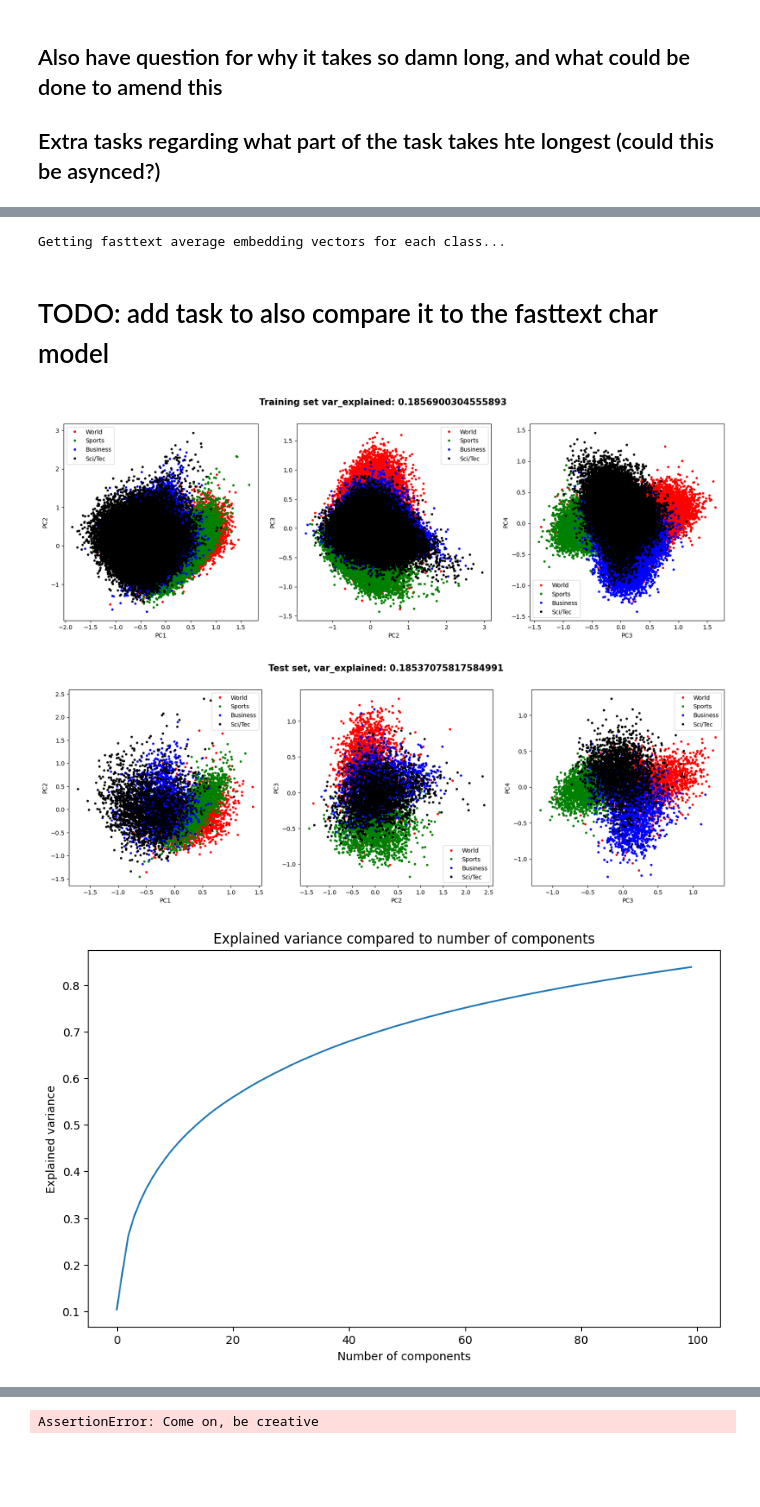
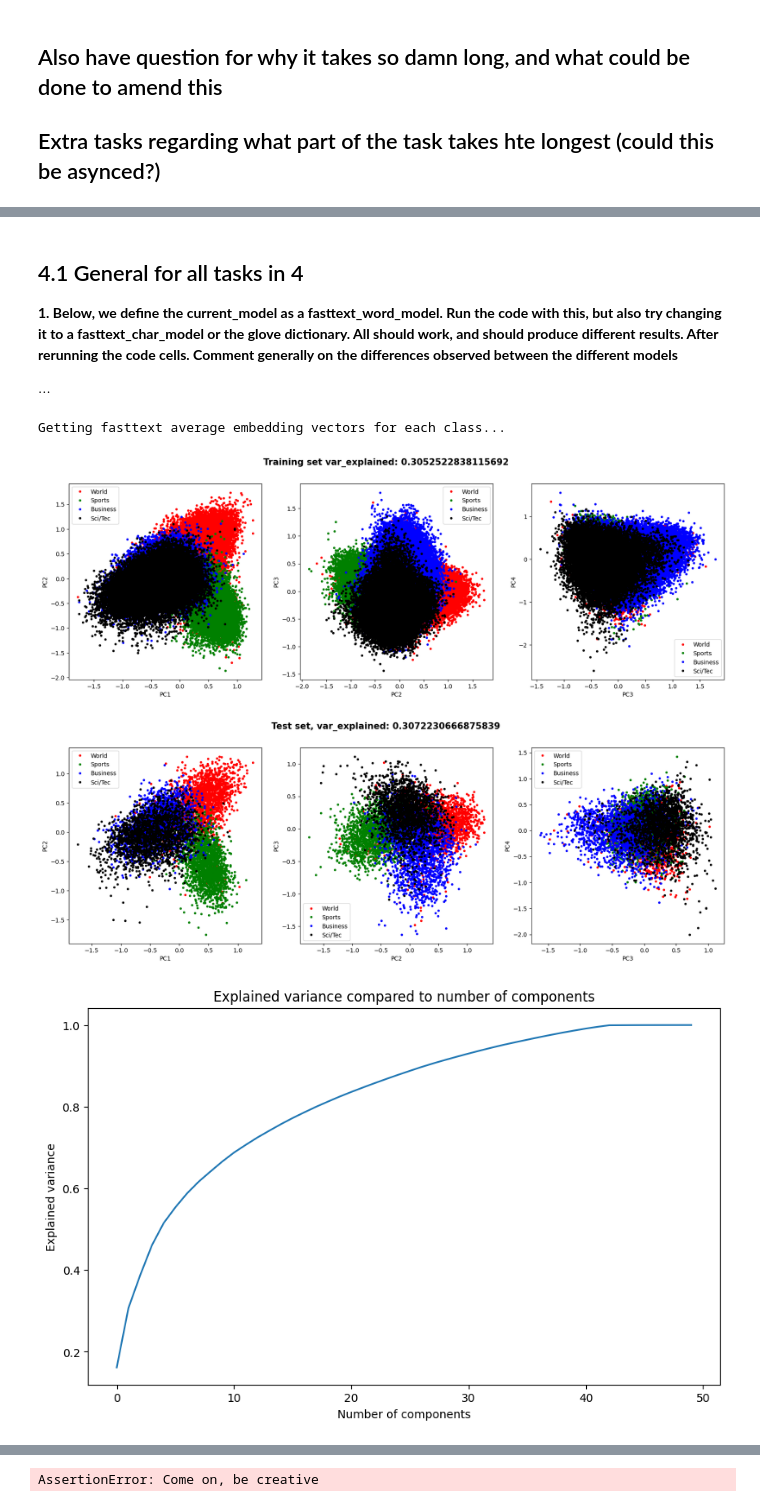
Before and after one commit to Twinbo/Signals-and-Data-Autumn-2025-student, a Jupyter notebook: assignment_3/SignDat-Assign4/assignment_3_solution.ipynb, the cells around one changed output, grey strips where cells are left out. Saved outputs shown, nothing was run; the diff lists cells and outputs as text; code cells hidden in the pictures; blank space fills up the shorter version.

Commit message:
add work on assignment 3, should be done solution-wise now

```diff
--- a/assignment_3/SignDat-Assign4/assignment_3_solution.ipynb
+++ b/assignment_3/SignDat-Assign4/assignment_3_solution.ipynb
@@ -439,5 +477,5 @@ def word_similarity(vec1, vec2, glove, lookup_glove=True):
 # %%
 # Load GloVe dictionary, doing it here since we only wanna do it once, since it takes a fuckton of time
-glove = load_glove('glove.42B.300d_1.txt')
+glove = load_glove('glove.6B.50d.txt')
 # %% [output]
 Creating GloVE dictionary...
@@ -516,0 +560,7 @@ Closest word to given vector is: cat
+# %%
+words = ['cat']
+
+for i, word in enumerate(words):
+    word_vector = glove[word]
+    closest_word = find_closest_word(word_vector, glove)
+    print(f"Closest word found to actual word {words[i]}:", closest_word)
@@ -532,3 +587,13 @@ Since both GloVe and Fasttext, at their core, are both methods for egenerating e
+# %% [markdown]
+## 4.1 General for all tasks in 4
+
+**1. Below, we define the current_model as a fasttext_word_model. Run the code with this, but also try changing it to a fasttext_char_model or the glove dictionary. All should work, and should produce different results. After rerunning the code cells. Comment generally on the differences observed between the different models**
+
+$\dots$
+# %%
+current_model = glove
+# current_model_name = fasttext_char_model
+# current_model = fasttext_word_model
 # %%
 feats_train = []
 feats_test = []
@@ -556,30 +621,27 @@ def get_average_embedding_vectors(model, train_texts, test_texts):
     for text in tqdm(test_texts):
         words = clean(text).split()
         if getattr(model, 'get', False):
-            feats_train.append(np.mean([model.get(word, placeholder) for word in words], axis=0))
+            feats_test.append(np.mean([model.get(word, placeholder) for word in words], axis=0))
         else:
-            feats_train.append(np.mean([model.get_word_vector(word) for word in words], axis=0))
+            feats_test.append(np.mean([model.get_word_vector(word) for word in words], axis=0))
 
     return np.array(feats_train), np.array(feats_test)
 
-word_ft_train, word_ft_test = get_average_embedding_vectors(fasttext_word_model, train_texts, test_texts)
+feats_train, feats_test = get_average_embedding_vectors(current_model, train_texts, test_texts)
 # %% [output]
 Getting fasttext average embedding vectors for each class...
-# %% [markdown]
-# TODO: add task to also compare it to the fasttext char model
 # %%
 def plot_pca(n_components, feats_train, feats_test, train_labels, test_labels, label_names):
     """
     Does PCA with n_components on given features and plots the result in two dimensions
 
     Args:
-    # TODO: Fill in the rest of the args
-        n_components (_type_): _description_
-        feats_train (_type_): _description_
-        feats_test (_type_): _description_
-        train_labels (_type_): _description_
-        test_labels (_type_): _description_
-        label_names (_type_): _description_
+        n_components (int): How many components to use in the PCA
+        feats_train (np.ndarray): Average embedding vectors for each text in the training set
+        feats_test (np.ndarray): Average embedding vectors for each text in the test set
+        train_labels (np.ndarray): Labels for each text in the training set
+        test_labels (np.ndarray): Labels for each text in the test set
+        label_names (dict): Dictionary of int: str so that int corresponds to the label name
     """
 
     pca = PCA(n_components=n_components)
@@ -600,34 +662,35 @@ def plot_pca(n_components, feats_train, feats_test, train_labels, test_labels, l
         plt.legend()
         plt.xlabel('PC1')
         plt.ylabel('PC2')
 
         plt.subplot(1, 3, 2)
         for i in range(4):
             plt.plot(transformed_vector[label==i, 1], transformed_vector[label==i, 2], '.', color=colors[i], label=label_names[i])
         plt.legend()
         plt.xlabel('PC2')
         plt.ylabel('PC3')
 
         plt.subplot(1, 3, 3)
         for i in range(4):
             plt.plot(transformed_vector[label==i, 2], transformed_vector[label==i, 3], '.', color=colors[i], label=label_names[i])
         plt.legend()
         plt.xlabel('PC3')
         plt.ylabel('PC4')
         plt.suptitle(title, fontweight='bold', fontsize=15)
 
     # Plot explained variance
     plt.figure(figsize=(10, 6))
     plt.plot(list(range(n_components)),np.cumsum(pca.explained_variance_ratio_))
     plt.title("Explained variance compared to number of components")
     plt.xlabel("Number of components")
     plt.ylabel("Explained variance")
     plt.show()
 
     return pca
 
-pca_word_vec = plot_pca(100, feats_train, feats_test, train_labels, test_labels, ag_news_labels)
+n_components = 50
+pca_word_vec = plot_pca(n_components, feats_train, feats_test, train_labels, test_labels, ag_news_labels)
 # %% [output]
-[figure, old version]
+[figure, new version]
-[figure, old version]
+[figure, new version]
-[figure, old version]
+[figure, new version]
```
Also changed, not shown: parts of 37 cells of this notebook.
